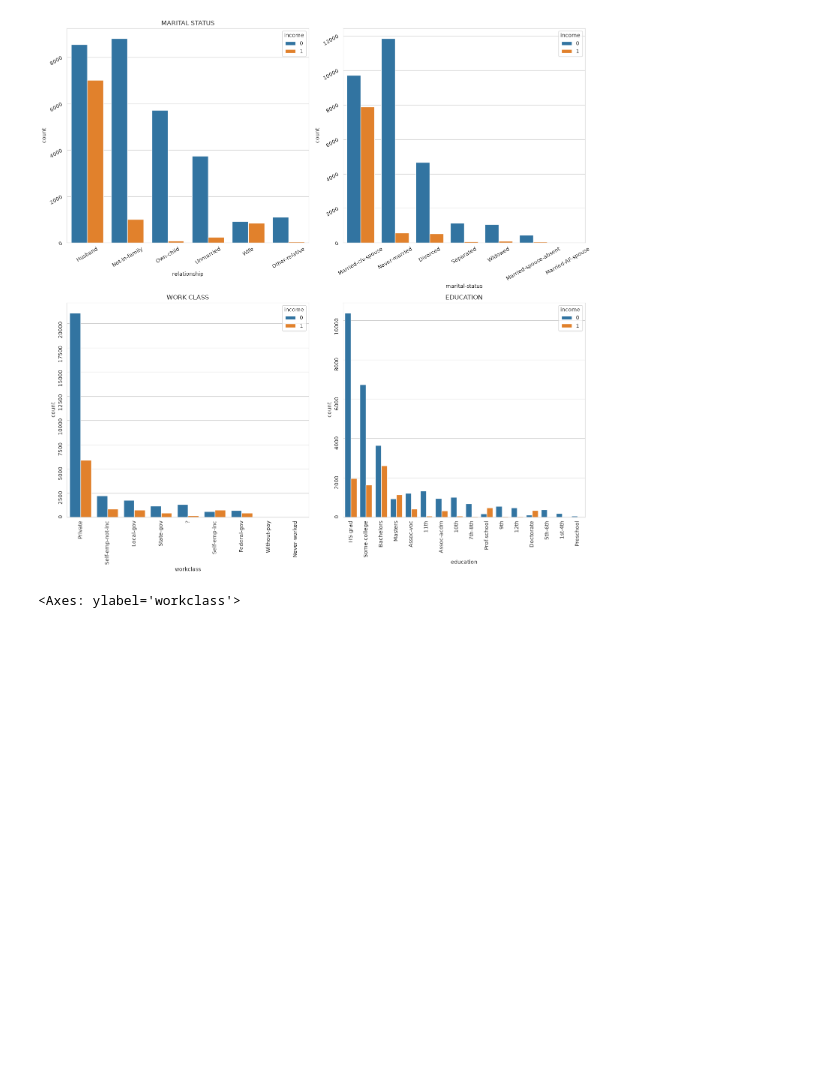
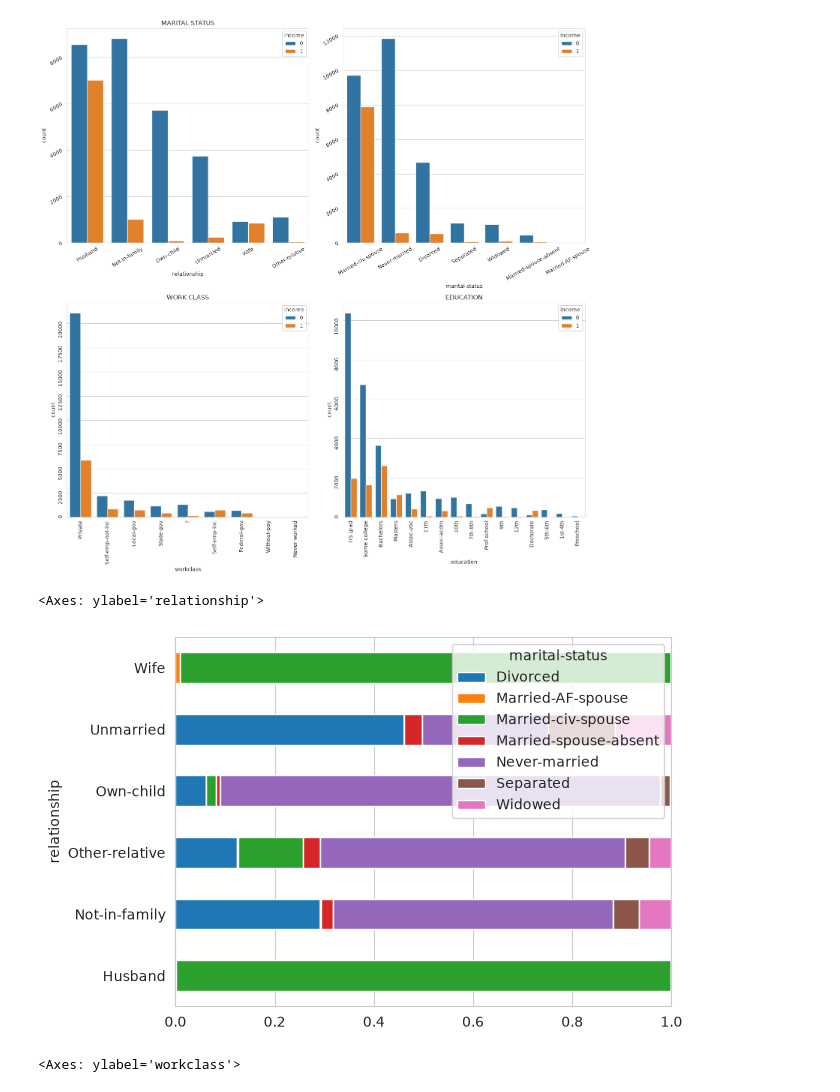
Before and after one commit to piq-13/data_science_projects, a Jupyter notebook: annual_income/annual_income.ipynb, the cells around one changed output. Cells and saved outputs as stored; diff of their text form; code cells hidden in the pictures; blank space fills up the shorter version.

```diff
--- a/annual_income/annual_income.ipynb
+++ b/annual_income/annual_income.ipynb
@@ -117,4 +139,10 @@ ax[1,1].set_title('EDUCATION')
 plt.tight_layout()
 # %% [output]
 [figure]
+# %%
+ct_rel_ms = pd.crosstab(data['relationship'], data['marital-status'], normalize='index')
+ct_rel_ms.plot(kind='barh', stacked=True)
+# %% [output]
+<Axes: ylabel='relationship'>
+[figure, added]
 # %%
```
Also changed, not shown: parts of 33 cells of this notebook, 3 other files.
